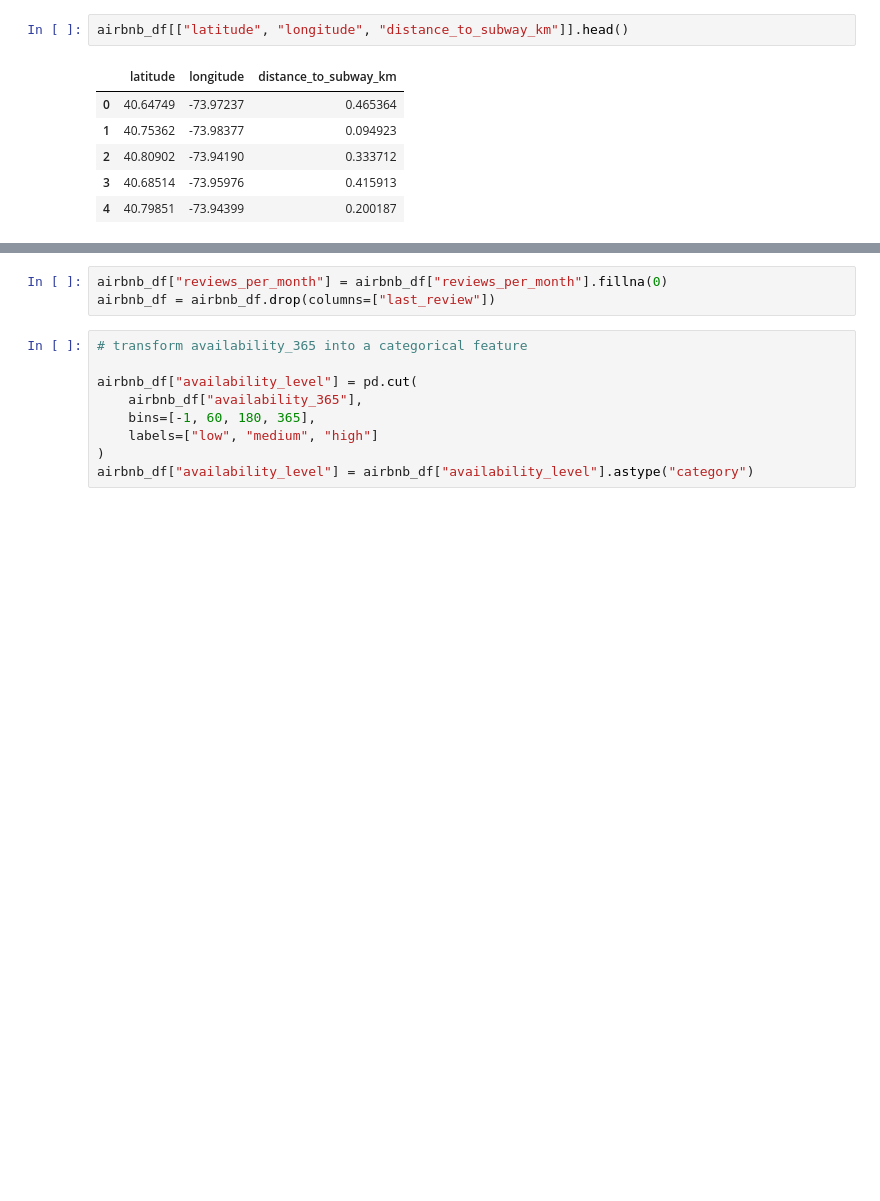
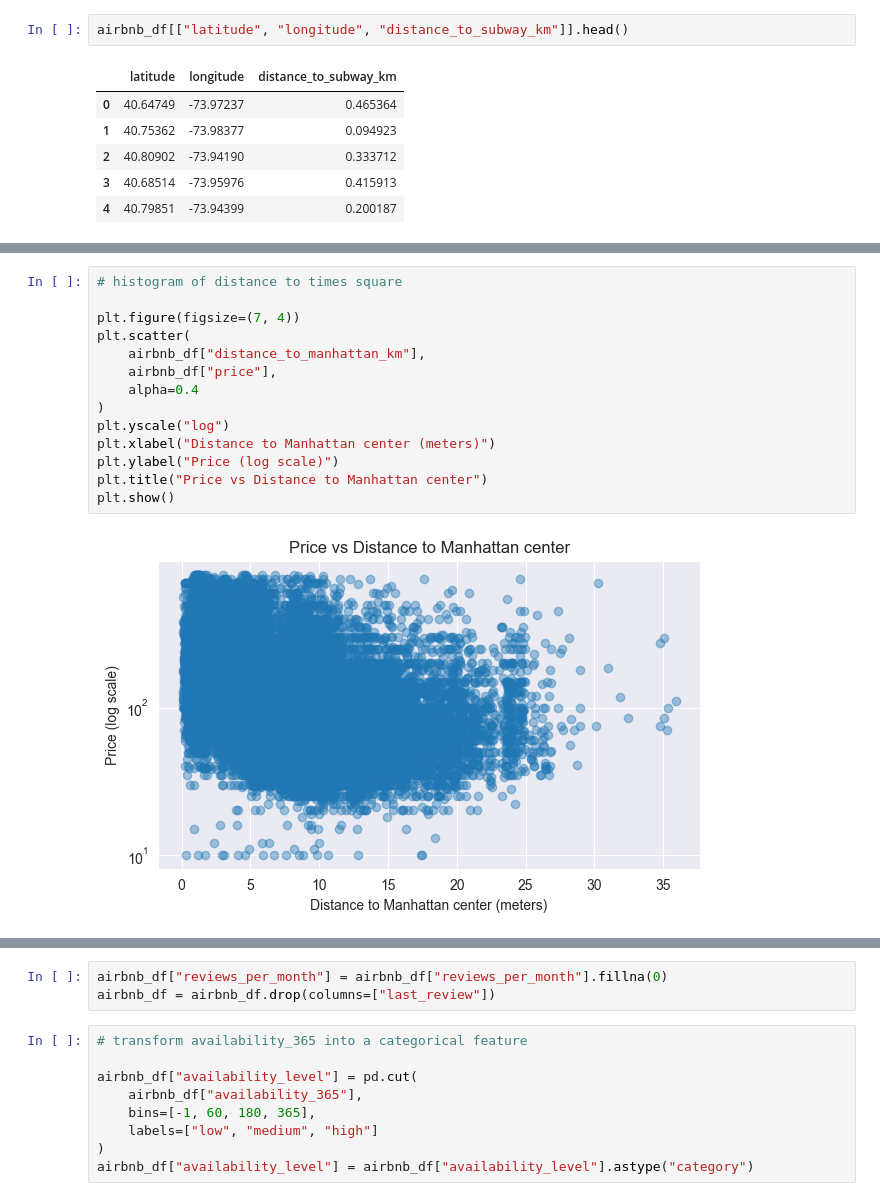
Before and after one commit to kkaarroollm/pum-assesment, a Jupyter notebook: notebooks/03_data_preparation.ipynb, the cells around one changed output, grey strips where cells are left out. Drawn from its saved outputs; the diff is of its cells as text; blank space fills up the shorter version.

```diff
--- a/notebooks/03_data_preparation.ipynb
+++ b/notebooks/03_data_preparation.ipynb
@@ -173,3 +235,19 @@ airbnb_df[["latitude", "longitude", "distance_to_subway_km"]].head()
+# %%
+# histogram of distance to times square
+
+plt.figure(figsize=(7, 4))
+plt.scatter(
+    airbnb_df["distance_to_manhattan_km"],
+    airbnb_df["price"],
+    alpha=0.4
+)
+plt.yscale("log")
+plt.xlabel("Distance to Manhattan center (meters)")
+plt.ylabel("Price (log scale)")
+plt.title("Price vs Distance to Manhattan center")
+plt.show()
+# %% [output]
+[figure, added]
 # %%
 # check missing values in airbnb_df
 
```
Also changed, not shown: parts of 10 cells of this notebook, 3 other files.
